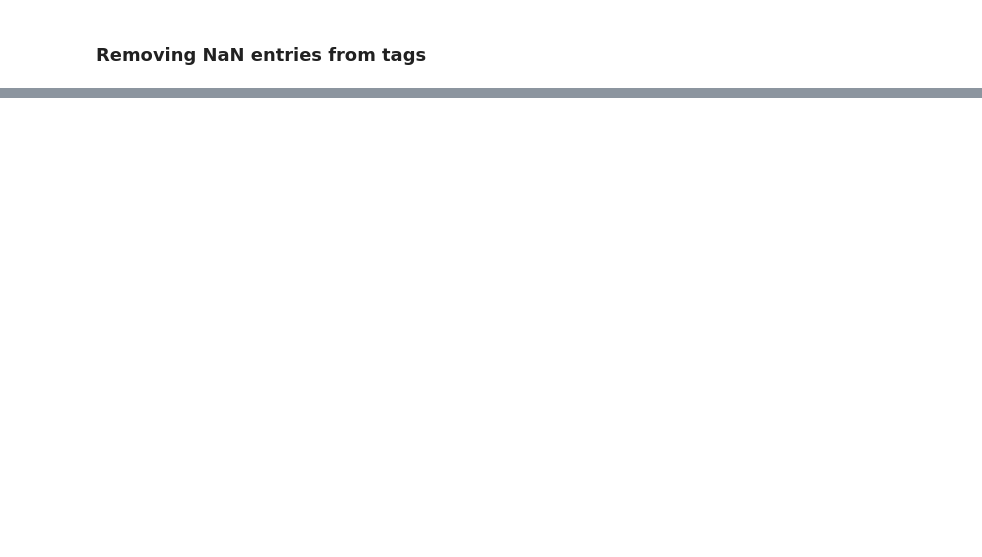
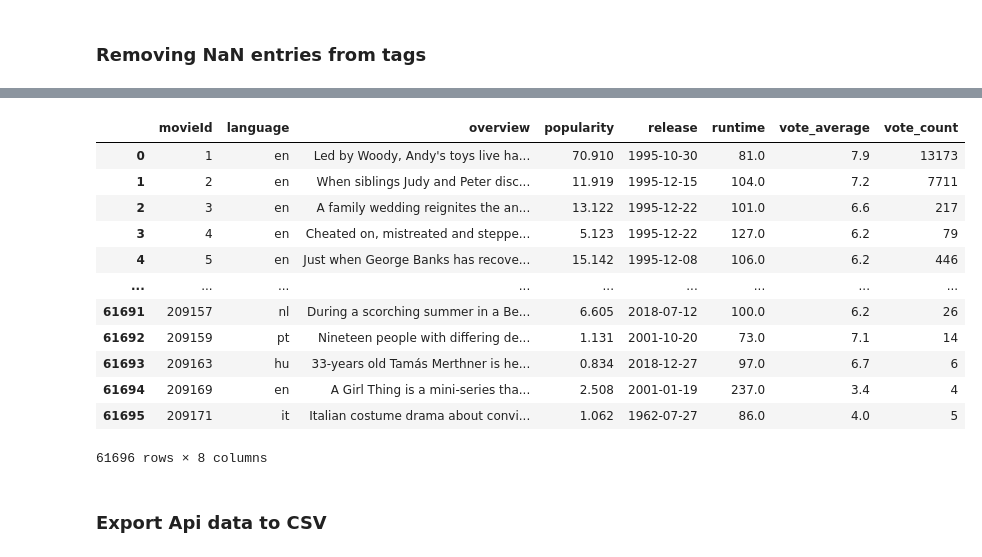
Before and after one commit to joaquim-oliveira-neto/rogue, a Jupyter notebook: notebooks/joaquim-exploration.ipynb, the cells around one changed output, grey strips where cells are left out. Saved outputs shown, nothing was run; the diff lists cells and outputs as text; code cells hidden in the pictures; blank space fills up the shorter version.

Commit message:
treated the database of movies details

```diff
--- a/notebooks/joaquim-exploration.ipynb
+++ b/notebooks/joaquim-exploration.ipynb
@@ -164,0 +441,26 @@ https://www.themoviedb.org/documentation/api
+# %%
+movies_details.movie_details = movies_details.movie_details.apply(convert_to_dict)
+# %%
+columns_of_details = pd.DataFrame.from_records(movies_details.movie_details.values, columns=columns)
+# %%
+movies_details[columns] = columns_of_details
+# %%
+movies_details_export = movies_details[['movieId', 'language', 'overview', 'popularity', 'release', 'runtime', 'vote_average', 'vote_count']].copy()
+# %%
+movies_details_export
+# %% [output]
+|  | movieId | language | overview | popularity | release | runtime | vote_average | vote_count |
+| 0 | 1 | en | Led by Woody, Andy's toys live ha... | 70.910 | 1995-10-30 | 81.0 | 7.9 | 13173 |
+| 1 | 2 | en | When siblings Judy and Peter disc... | 11.919 | 1995-12-15 | 104.0 | 7.2 | 7711 |
+| 2 | 3 | en | A family wedding reignites the an... | 13.122 | 1995-12-22 | 101.0 | 6.6 | 217 |
+| 3 | 4 | en | Cheated on, mistreated and steppe... | 5.123 | 1995-12-22 | 127.0 | 6.2 | 79 |
+| 4 | 5 | en | Just when George Banks has recove... | 15.142 | 1995-12-08 | 106.0 | 6.2 | 446 |
+| ... | ... | ... | ... | ... | ... | ... | ... | ... |
+| 61691 | 209157 | nl | During a scorching summer in a Be... | 6.605 | 2018-07-12 | 100.0 | 6.2 | 26 |
+| 61692 | 209159 | pt | Nineteen people with differing de... | 1.131 | 2001-10-20 | 73.0 | 7.1 | 14 |
+| 61693 | 209163 | hu | 33-years old Tamás Merthner is he... | 0.834 | 2018-12-27 | 97.0 | 6.7 | 6 |
+| 61694 | 209169 | en | A Girl Thing is a mini-series tha... | 2.508 | 2001-01-19 | 237.0 | 3.4 | 4 |
+| 61695 | 209171 | it | Italian costume drama about convi... | 1.062 | 1962-07-27 | 86.0 | 4.0 | 5 |
+61696 rows × 8 columns
+# %% [markdown]
+### Export Api data to CSV
```
Also changed, not shown: parts of 39 cells of this notebook, 1 other file.
